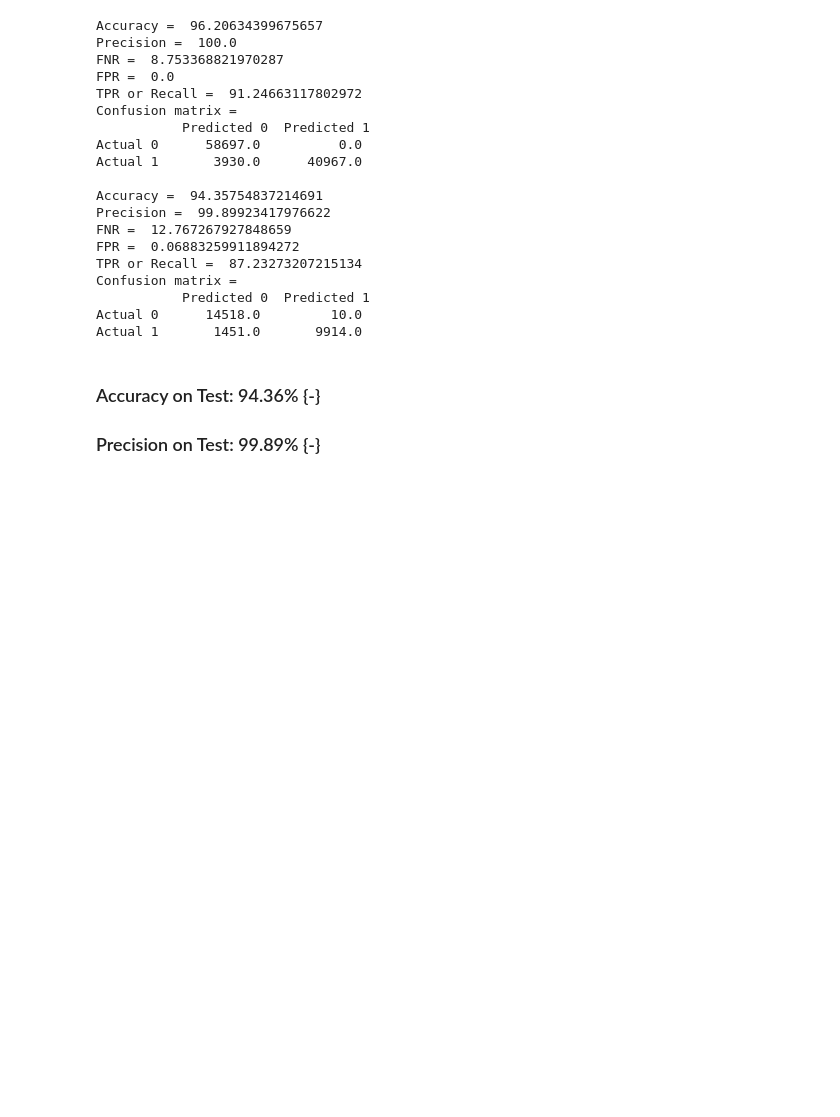
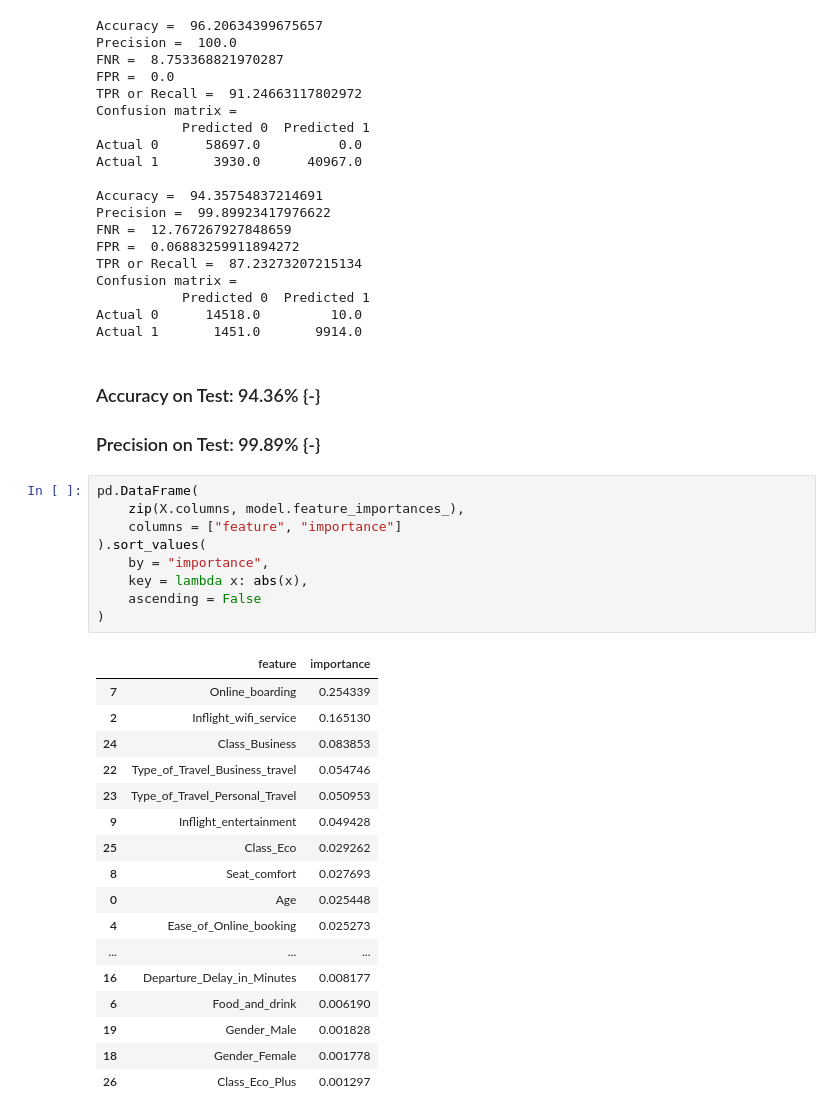
Before and after one commit to cs2027/stat-303-3-project, a Jupyter notebook: Stat 303-3 Final Project, Base Models.ipynb, the cells around one changed output. Drawn from its saved outputs; the diff is of its cells as text; blank space fills up the shorter version.

```diff
--- a/Stat 303-3 Final Project, Base Models.ipynb
+++ b/Stat 303-3 Final Project, Base Models.ipynb
@@ -621,6 +771,33 @@ Actual 1       1451.0       9914.0
 # %% [markdown]
 ### Accuracy on Test: 94.36% {-}
 ### Precision on Test: 99.89% {-}
+# %%
+pd.DataFrame(
+    zip(X.columns, model.feature_importances_),
+    columns = ["feature", "importance"]
+).sort_values(
+    by = "importance",
+    key = lambda x: abs(x),
+    ascending = False
+)
+# %% [output]
+|  | feature | importance |
+| 7 | Online_boarding | 0.254339 |
+| 2 | Inflight_wifi_service | 0.165130 |
+| 24 | Class_Business | 0.083853 |
+| 22 | Type_of_Travel_Business_travel | 0.054746 |
+| 23 | Type_of_Travel_Personal_Travel | 0.050953 |
+| 9 | Inflight_entertainment | 0.049428 |
+| 25 | Class_Eco | 0.029262 |
+| 8 | Seat_comfort | 0.027693 |
+| 0 | Age | 0.025448 |
+| 4 | Ease_of_Online_booking | 0.025273 |
+| ... | ... | ... |
+| 16 | Departure_Delay_in_Minutes | 0.008177 |
+| 6 | Food_and_drink | 0.006190 |
+| 19 | Gender_Male | 0.001828 |
+| 18 | Gender_Female | 0.001778 |
+| 26 | Class_Eco_Plus | 0.001297 |
 # %% [markdown]
 ## Summary of (Base) Model Performances: {-}
 
```
Also changed, not shown: parts of 10 cells of this notebook.
